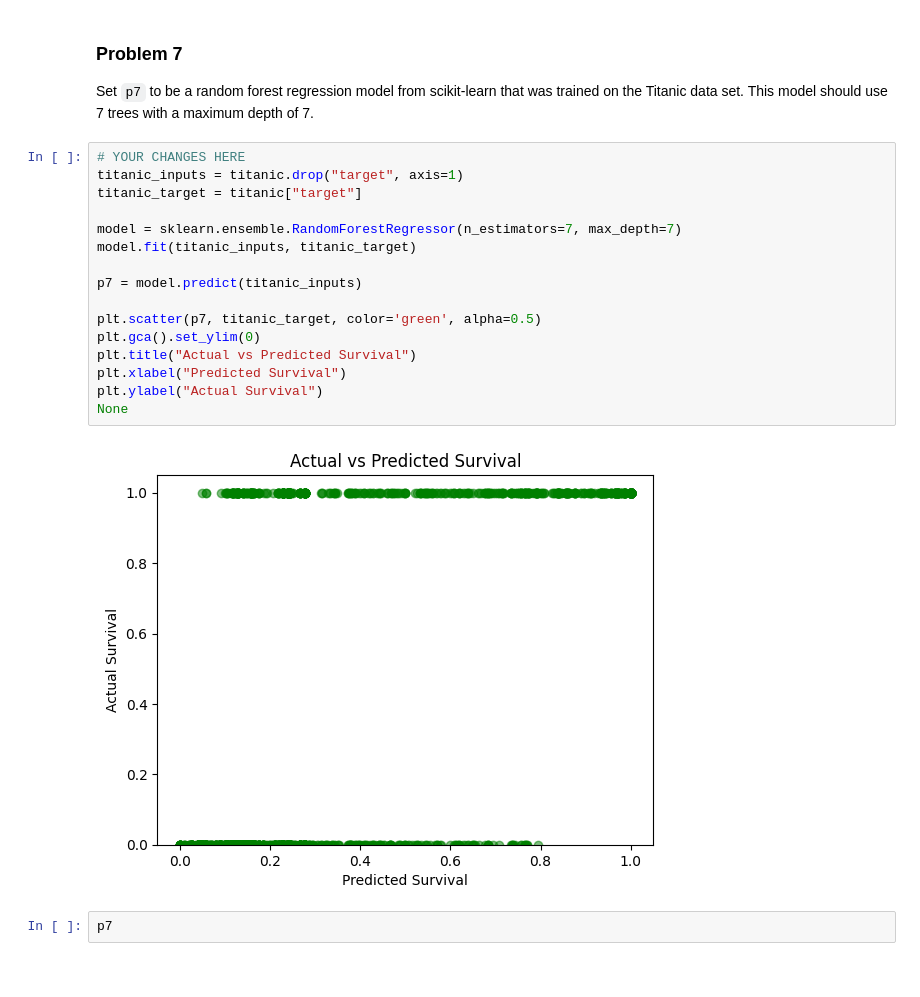
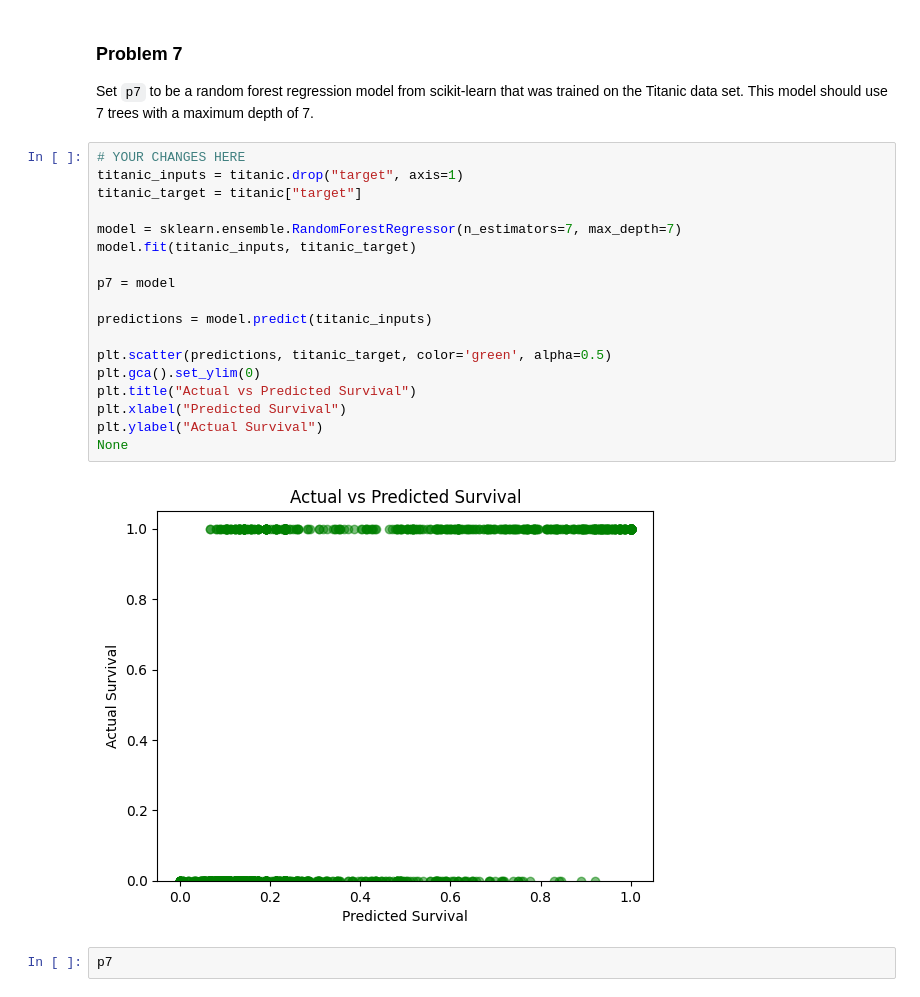
Before and after one commit to aidandig/dx602-homework-11, a Jupyter notebook: homework.ipynb, the cells around one changed output. Drawn from its saved outputs; the diff is of its cells as text.

```diff
--- a/homework.ipynb
+++ b/homework.ipynb
@@ -233,21 +233,23 @@ This model should use 7 trees with a maximum depth of 7.
 # %%
 # YOUR CHANGES HERE
 titanic_inputs = titanic.drop("target", axis=1)
 titanic_target = titanic["target"]
 
 model = sklearn.ensemble.RandomForestRegressor(n_estimators=7, max_depth=7)
 model.fit(titanic_inputs, titanic_target)
 
-p7 = model.predict(titanic_inputs)
+p7 = model
 
-plt.scatter(p7, titanic_target, color='green', alpha=0.5)
+predictions = model.predict(titanic_inputs)
+
+plt.scatter(predictions, titanic_target, color='green', alpha=0.5)
 plt.gca().set_ylim(0)
 plt.title("Actual vs Predicted Survival")
 plt.xlabel("Predicted Survival")
 plt.ylabel("Actual Survival")
 None
 # %% [output]
-[figure, old version]
+[figure, new version]
 # %%
 p7
 # %% [output]
```
